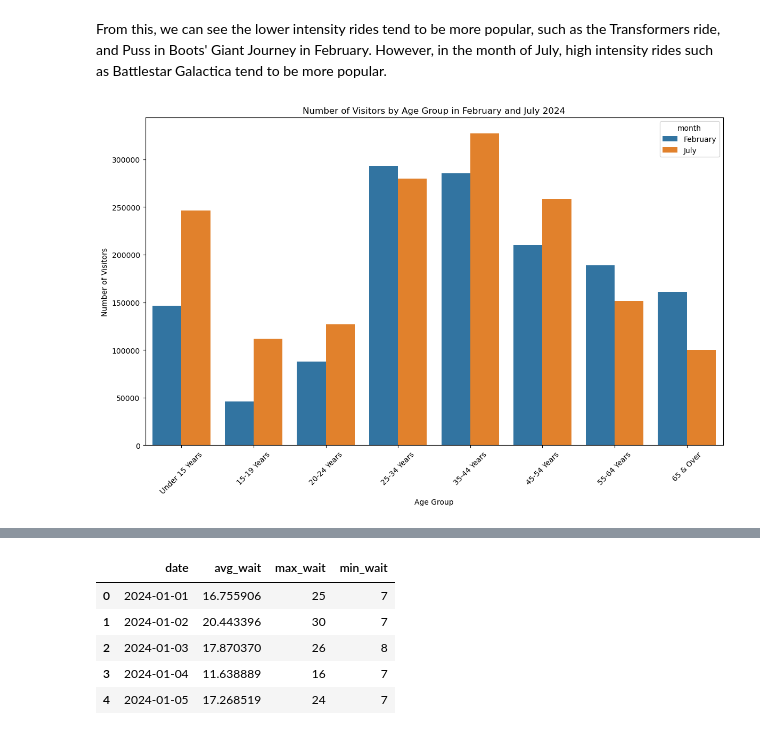
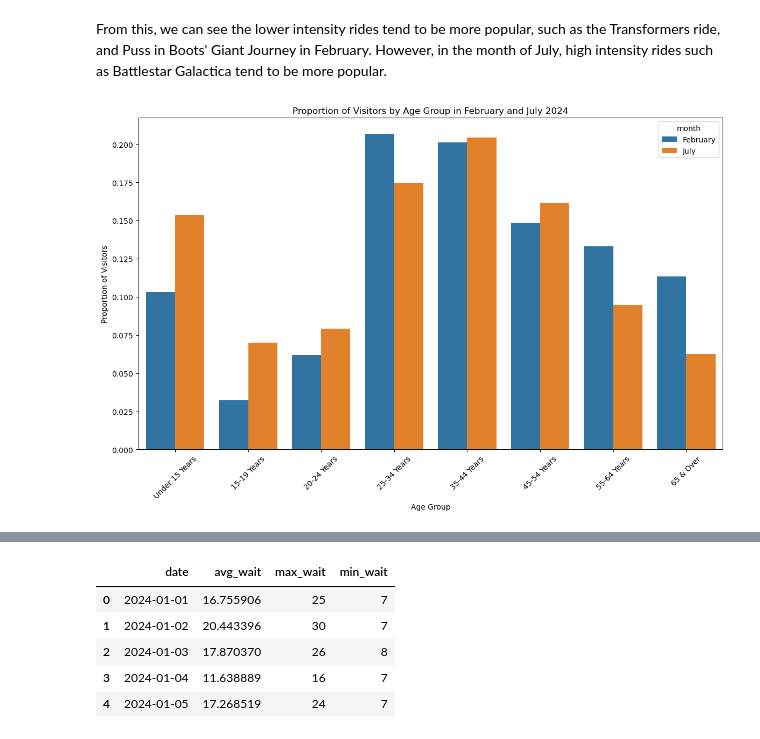
Before and after one commit to dimsumws/DSA3101-Group5, a Jupyter notebook: external_factors_analysis/analysis.ipynb, the cells around one changed output, grey strips where cells are left out. Cells and saved outputs as stored; diff of their text form; code cells hidden in the pictures.

Commit message:
Updated Data Analysis on External Factors

```diff
--- a/external_factors_analysis/analysis.ipynb
+++ b/external_factors_analysis/analysis.ipynb
@@ -442,35 +435,47 @@ From this, we can see the lower intensity rides tend to be more popular, such as
 # filter the data for February and July 2024
 age_groups_feb_jul_2024 = tourism_age[
     (tourism_age['year_month'].dt.year == 2024) &
     (tourism_age['year_month'].dt.month.isin([2, 7]))
 ].copy()
 
 # extract the month for plotting
 age_groups_feb_jul_2024['month'] = age_groups_feb_jul_2024['year_month'].dt.month
 
-# Ccnvert month number to month name
+# convert month number to month name
 age_groups_feb_jul_2024['month'] = age_groups_feb_jul_2024['year_month'].dt.month.map({2: 'February', 7: 'July'})
 
 # group by age group and month, and sum the number of visitors
 grouped_data = age_groups_feb_jul_2024.groupby(['age_group', 'month'])['no_of_visitors'].sum().reset_index()
+
+# calculate the total number of visitors for each month
+total_visitors_per_month = grouped_data.groupby('month')['no_of_visitors'].sum().reset_index()
+total_visitors_per_month.columns = ['month', 'total_visitors']
+
+# merge the total visitors data with the grouped data
+grouped_data = pd.merge(grouped_data, total_visitors_per_month, on='month')
+
+# calculate the proportion of visitors for each age group within each month
+grouped_data['proportion'] = grouped_data['no_of_visitors'] / grouped_data['total_visitors']
+
+# define the order of age groups for plotting
 age_order = [
     'Under 15 Years',
     '15-19 Years',
     '20-24 Years',
     '25-34 Years',
     '35-44 Years',
     '45-54 Years',
     '55-64 Years',
     '65 & Over'
 ]
 
 # plotting with custom order
 plt.figure(figsize=(14, 8))
-sns.barplot(data=grouped_data, x='age_group', y='no_of_visitors', hue='month', order=age_order)
-plt.title('Number of Visitors by Age Group in February and July 2024')
+sns.barplot(data=grouped_data, x='age_group', y='proportion', hue='month', order=age_order)
+plt.title('Proportion of Visitors by Age Group in February and July 2024')
 plt.xlabel('Age Group')
-plt.ylabel('Number of Visitors')
+plt.ylabel('Proportion of Visitors')
 plt.xticks(rotation=45)
 plt.show()
 # %% [output]
-[figure, old version]
+[figure, new version]
```
Also changed, not shown: parts of 30 cells of this notebook.
